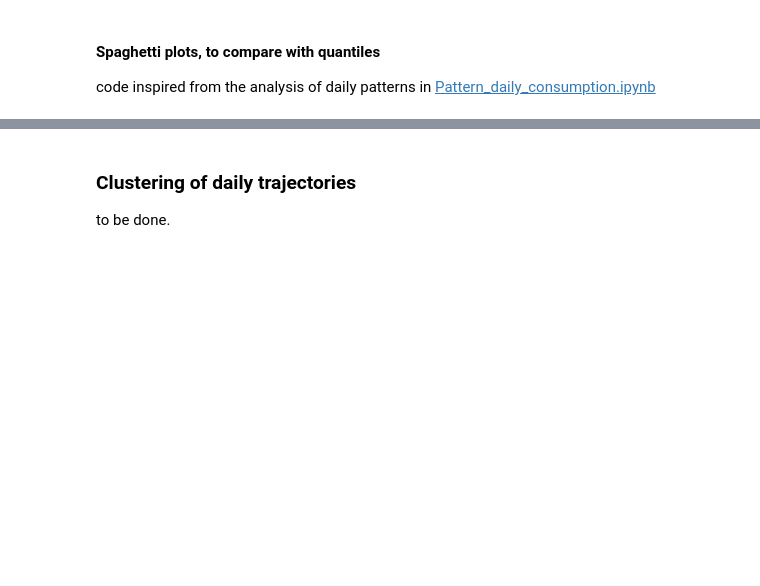
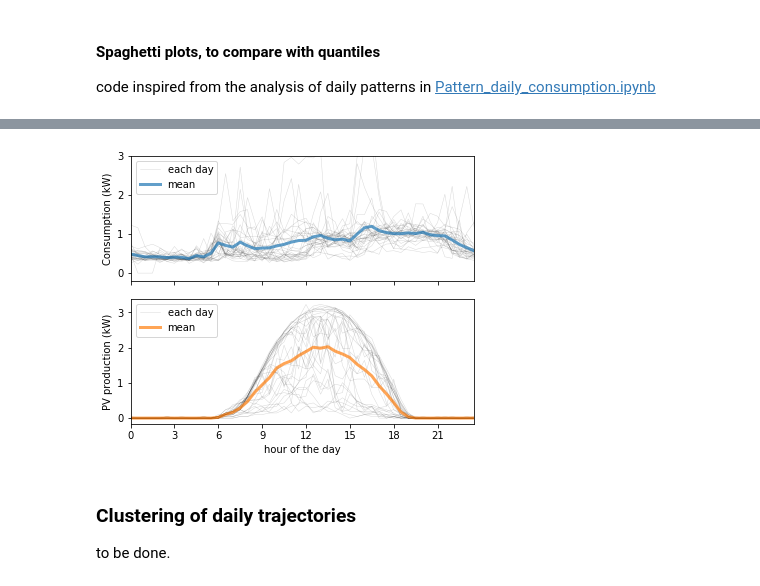
Before and after one commit to pierre-haessig/ausgrid-solar-data, a Jupyter notebook: Customer exploration.ipynb, the cells around one changed output, grey strips where cells are left out. Cells and saved outputs as stored; diff of their text form; code cells hidden in the pictures; blank space fills up the shorter version.

```diff
--- a/Customer exploration.ipynb
+++ b/Customer exploration.ipynb
@@ -298,3 +301,14 @@ fig.savefig('customer/12/daily_traj_M-1-%s.png' % sl.stop, dpi=200)
+# %%
+d4k = d.copy()
+d4k.GG *= 4/1.04
+# %%
+fig, (ax1, ax2) = daily_spaghetti(d4k[sl],
+   title='')
+ax1.set_ylim(ymax=3);
+fig.savefig('customer/12/daily_traj_M-1-%s_PV4kWp.png' % sl.stop, dpi=200)
+fig.savefig('customer/12/daily_traj_M-1-%s_PV4kWp.pdf' % sl.stop, bbox_inches='tight')
+# %% [output]
+[figure, added]
 # %% [markdown]
 ### Clustering of daily trajectories
 
```
Also changed, not shown: parts of 14 cells of this notebook, 9 other files.
